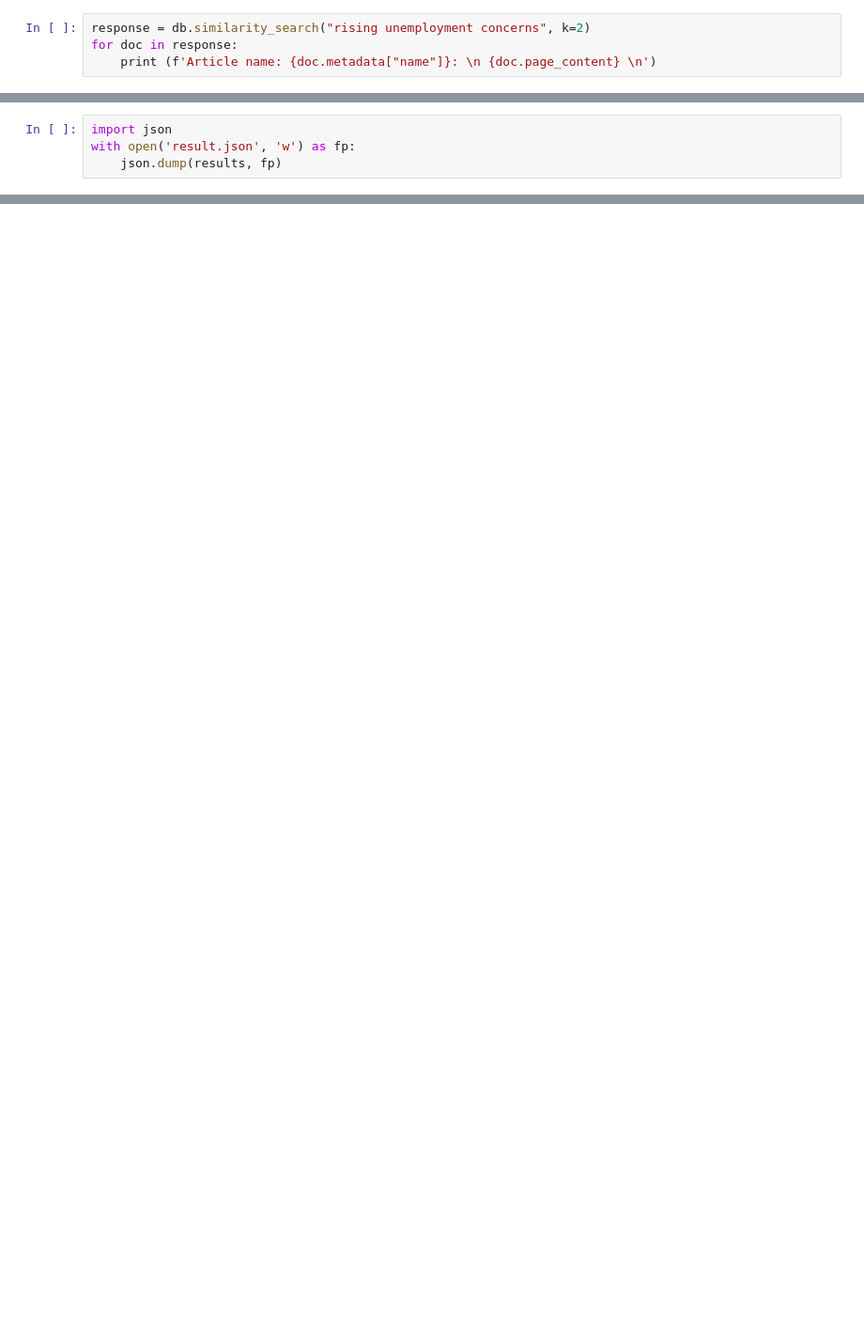
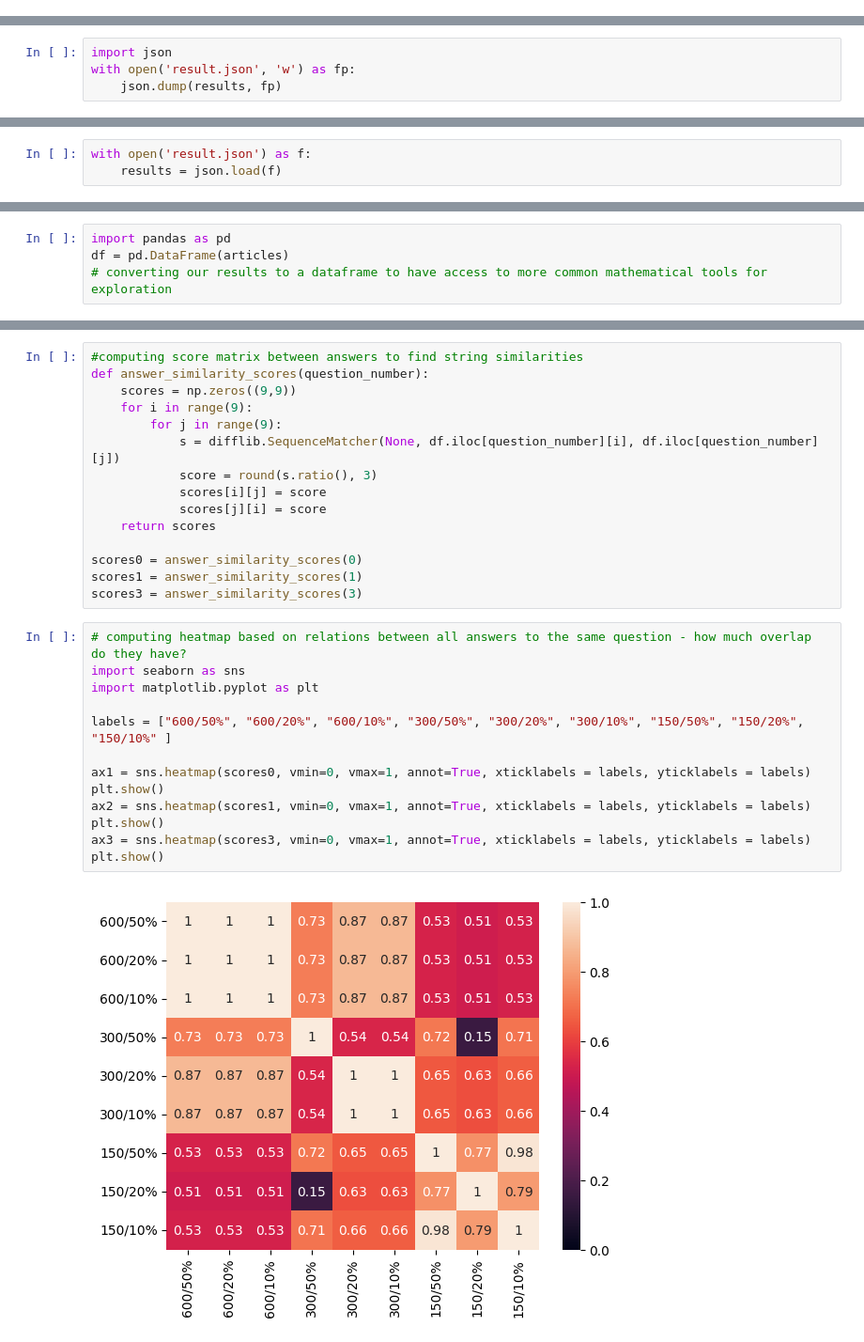
Before and after one commit to iuliaferoli/reuters_semantic_search, a Jupyter notebook: reuters_search.ipynb, the cells around one changed output, grey strips where cells are left out. Shown at 94% size. Saved outputs shown, nothing was run; the diff lists cells and outputs as text; blank space fills up the shorter version.

Commit message:
added the initial blog dump of ideas. loads of sections still to be filled in but main skeleton is there code all works now

```diff
--- a/reuters_search.ipynb
+++ b/reuters_search.ipynb
@@ -180,4 +146,0 @@ db.from_documents(
-# %%
-response = db.similarity_search("rising unemployment concerns", k=2)
-for doc in response:
-    print (f'Article name: {doc.metadata["name"]}: \n {doc.page_content} \n')
@@ -359,0 +281,3 @@ U.S. GRAIN CARLOADINGS FALL IN WEEK
+# %%
+with open('result.json') as f:
+    results = json.load(f)
@@ -359,0 +355,4 @@ U.S. GRAIN CARLOADINGS FALL IN WEEK
+# %%
+import pandas as pd
+df = pd.DataFrame(articles)
+# converting our results to a dataframe to have access to more common mathematical tools for exploration
@@ -359,0 +367,30 @@ U.S. GRAIN CARLOADINGS FALL IN WEEK
+# %%
+#computing score matrix between answers to find string similarities
+def answer_similarity_scores(question_number):
+    scores = np.zeros((9,9))
+    for i in range(9):
+        for j in range(9):
+            s = difflib.SequenceMatcher(None, df.iloc[question_number][i], df.iloc[question_number][j])
+            score = round(s.ratio(), 3)
+            scores[i][j] = score
+            scores[j][i] = score
+    return scores
+
+scores0 = answer_similarity_scores(0)
+scores1 = answer_similarity_scores(1)
+scores3 = answer_similarity_scores(3)
+# %%
+# computing heatmap based on relations between all answers to the same question - how much overlap do they have?
+import seaborn as sns
+import matplotlib.pyplot as plt
+
+labels = ["600/50%", "600/20%", "600/10%", "300/50%", "300/20%", "300/10%", "150/50%", "150/20%", "150/10%" ]
+
+ax1 = sns.heatmap(scores0, vmin=0, vmax=1, annot=True, xticklabels = labels, yticklabels = labels)
+plt.show()
+ax2 = sns.heatmap(scores1, vmin=0, vmax=1, annot=True, xticklabels = labels, yticklabels = labels)
+plt.show()
+ax3 = sns.heatmap(scores3, vmin=0, vmax=1, annot=True, xticklabels = labels, yticklabels = labels)
+plt.show()
+# %% [output]
+[figure, added]
```
Also changed, not shown: parts of 39 cells of this notebook.
